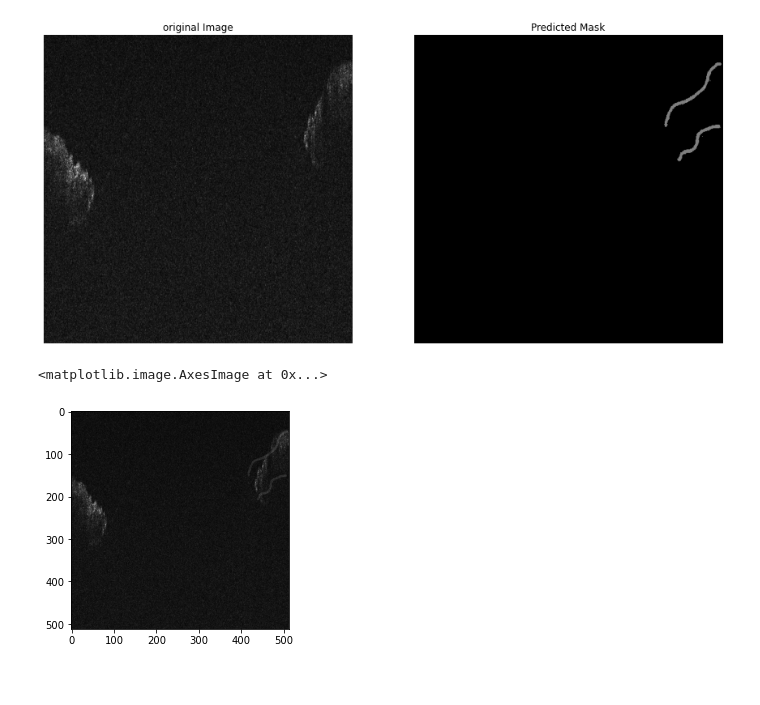
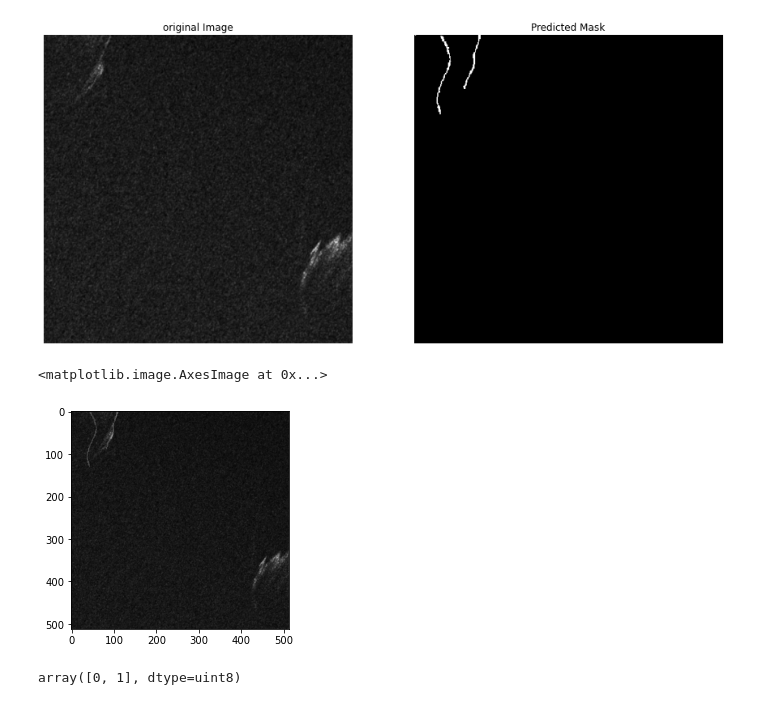
Before and after one commit to unrealxiao/cornea, a Jupyter notebook: cornea_model.ipynb, the cells around one changed output. Saved outputs shown, nothing was run; the diff lists cells and outputs as text; code cells hidden in the pictures.

Commit message:
add randomrotation, randomzoom and randomflip in input pipeline

```diff
--- a/cornea_model.ipynb
+++ b/cornea_model.ipynb
@@ -40,7 +40,15 @@ resize_and_rescale = tf.keras.Sequential([
   layers.Resizing(512, 512),
   layers.Rescaling(1./225),
   layers.RandomContrast(factor = [0.1, 1.9]),
+  layers.RandomFlip(seed=seed_num),
+  layers.RandomRotation(seed=seed_num, factor=(-0.1, 0.1)),
+  layers.RandomZoom(seed=seed_num, height_factor=(-0.2, -0.1))
   #layers.Lambda(random_flip_on_probability)
+])
+resize_and_rescale_mask = tf.keras.Sequential([
+  layers.RandomFlip(seed=seed_num),
+  layers.RandomRotation(seed=seed_num, factor=(-0.1, 0.1)),
+  layers.RandomZoom(seed=seed_num, height_factor=(-0.2, -0.1))
 ])
 def random_left_right(image1, image2):
   if random.uniform(0, 1) > 0.5:
@@ -69,33 +77,45 @@ def display(display_list):
   plt.show()
 # %%
 #need to make sure that the input pipeline produce the correct input image and its corresponding mask
-i = 2
-batch_size = 1
+i = 0
+batch_size = 4
 img_size = (512, 512)
+seed_num = random.randrange(0, 100)
 batch_input_img_paths = input_img_paths[i : i + batch_size]
 batch_target_img_paths = target_img_paths[i : i + batch_size]
 x = np.zeros((batch_size,) + img_size + (3,), dtype="float32")
 for j, path in enumerate(batch_input_img_paths):
     img = cv2.imread(path)
-    img = (img/np.max(img)*225).astype(np.uint8)
+    img = (img/np.max(img)*225).astype(np.float32)
     img = resize_and_rescale(img)
     x[j] = img
-y = np.zeros((batch_size,) + img_size, dtype="uint8")
+y = np.zeros((batch_size,) + img_size + (3,), dtype="uint8")
 for j, path in enumerate(batch_target_img_paths):
-    img = load_img(path, target_size=img_size, color_mode="grayscale")
+    #img = load_img(path, target_size= img_size, color_mode="grayscale")
+    img = cv2.imread(path, cv2.IMREAD_UNCHANGED)
+    img = np.repeat(np.expand_dims(img,-1),3,-1)
+    #img = (img/np.max(img)*225).astype(np.uint8)
+    img = cv2.resize(img, (512, 512))
+    img = resize_and_rescale_mask(img)
     y[j] = img
     ## Ground truth labels are 1, 2, 3. Subtract one to make them 0, 1, 2:
     ##y[j] -= 1
-y = np.expand_dims(y, -1)
-x, y = random_left_right(x, y)
+#y = np.expand_dims(y, -1)
 y = y[:, :, :, 0]
 display([x[0], np.repeat(np.expand_dims(y[0],-1),3,-1)])
+#display([x[0], y[0]])
 #combine image
 #add_image = cv2.addWeighted(tf.keras.utils.array_to_img(x[1]), 0.6, tf.keras.utils.array_to_img(np.repeat(np.expand_dims(y[1],-1),3,-1)), 0.2, 0)
 plt.imshow(tf.keras.utils.array_to_img(x[0]), cmap = "gray")
 plt.imshow(tf.keras.utils.array_to_img(np.repeat(np.expand_dims(y[0],-1),3,-1)), cmap = "jet", alpha = 0.2)
 ## always test new code before implementing it. Sometimes no errors doesn't mean no errors
 # %% [output]
-[figure, old version]
+[figure, new version]
 <matplotlib.image.AxesImage at 0x...>
-[figure, old version]
+[figure, new version]
+# %%
+mask1 = y[0]
+np.unique(mask1)
+#np.max(mask1)
+# %% [output]
+array([0, 1], dtype=uint8)
```
Also changed, not shown: parts of 1 cell of this notebook.
